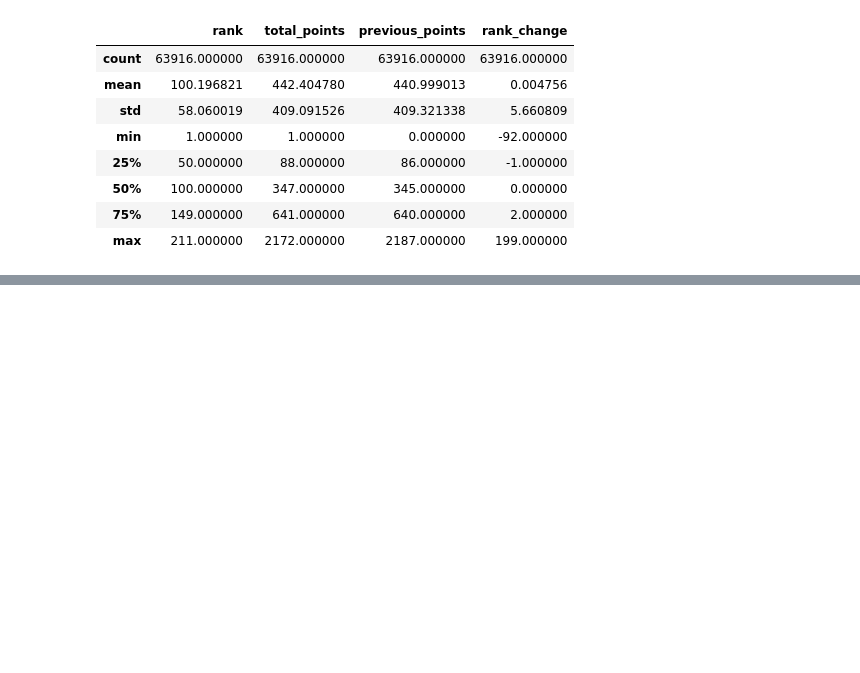
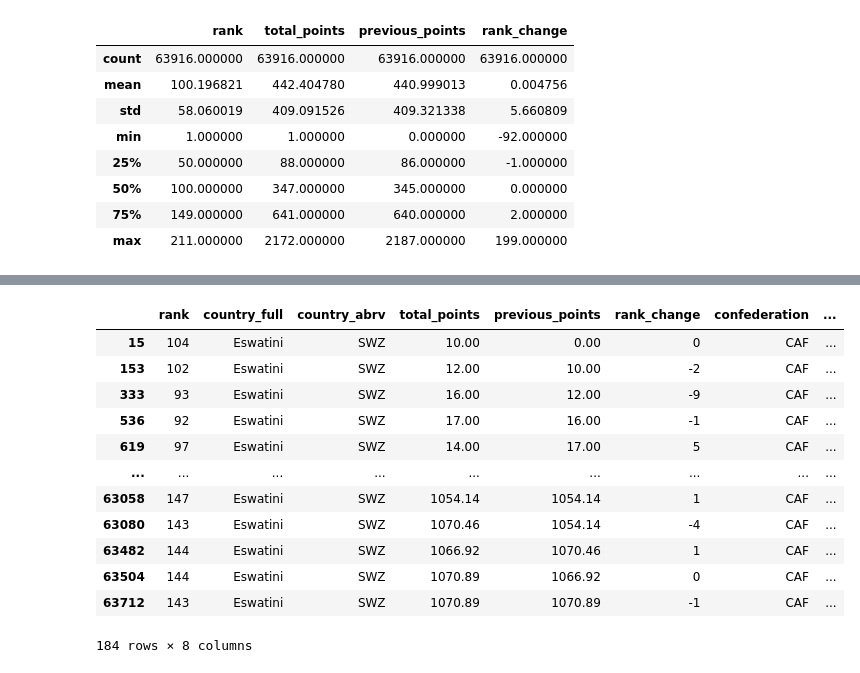
Before and after one commit to gabipana7/fifa-world-cup-2022, a Jupyter notebook: fifa-rankings-exploration.ipynb, the cells around one changed output, grey strips where cells are left out. Cells and saved outputs as stored; diff of their text form; code cells hidden in the pictures; blank space fills up the shorter version.

```diff
--- a/fifa-rankings-exploration.ipynb
+++ b/fifa-rankings-exploration.ipynb
@@ -129,0 +332,16 @@ rankings_modif.to_csv('./data/fifa_rankings.csv', index=False)
+# %%
+rankings.loc[rankings['country_full']=='Eswatini']
+# %% [output]
+|  | rank | country_full | country_abrv | total_points | previous_points | rank_change | confederation | ... |
+| 15 | 104 | Eswatini | SWZ | 10.00 | 0.00 | 0 | CAF | ... |
+| 153 | 102 | Eswatini | SWZ | 12.00 | 10.00 | -2 | CAF | ... |
+| 333 | 93 | Eswatini | SWZ | 16.00 | 12.00 | -9 | CAF | ... |
+| 536 | 92 | Eswatini | SWZ | 17.00 | 16.00 | -1 | CAF | ... |
+| 619 | 97 | Eswatini | SWZ | 14.00 | 17.00 | 5 | CAF | ... |
+| ... | ... | ... | ... | ... | ... | ... | ... | ... |
+| 63058 | 147 | Eswatini | SWZ | 1054.14 | 1054.14 | 1 | CAF | ... |
+| 63080 | 143 | Eswatini | SWZ | 1070.46 | 1054.14 | -4 | CAF | ... |
+| 63482 | 144 | Eswatini | SWZ | 1066.92 | 1070.46 | 1 | CAF | ... |
+| 63504 | 144 | Eswatini | SWZ | 1070.89 | 1066.92 | 0 | CAF | ... |
+| 63712 | 143 | Eswatini | SWZ | 1070.89 | 1070.89 | -1 | CAF | ... |
+184 rows × 8 columns
```
Also changed, not shown: parts of 43 cells of this notebook, 7 other files.
